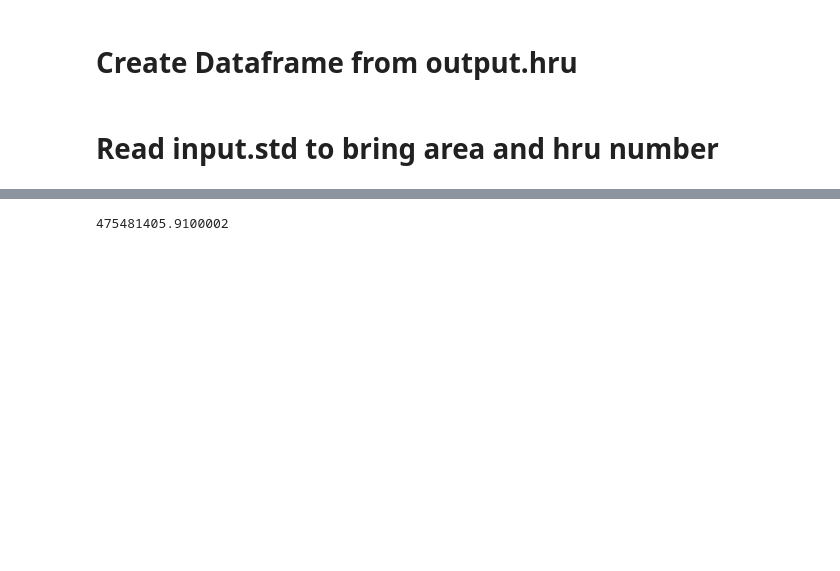
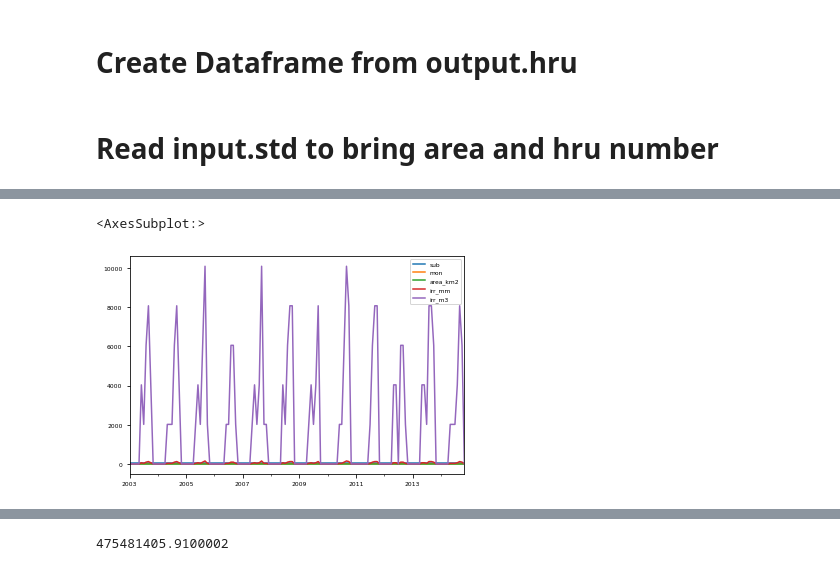
Before and after one commit to spark-brc/swatmf, a Jupyter notebook: okvg_031721_output.mgt.ipynb, the cells around one changed output, grey strips where cells are left out. Cells and saved outputs as stored; diff of their text form; code cells hidden in the pictures; blank space fills up the shorter version.

```diff
--- a/okvg_031721_output.mgt.ipynb
+++ b/okvg_031721_output.mgt.ipynb
@@ -54,0 +71,3 @@ hru_rd_63
+# %%
+hru_rd_63.index = pd.date_range('1/1/2003', periods=len(hru_rd_63), freq='M')
+hru_rd_63
@@ -54,0 +88,5 @@ hru_rd_63
+# %%
+hru_rd_63.plot()
+# %% [output]
+<AxesSubplot:>
+[figure, added]
```
Also changed, not shown: parts of 9 cells of this notebook, 3 other files.
